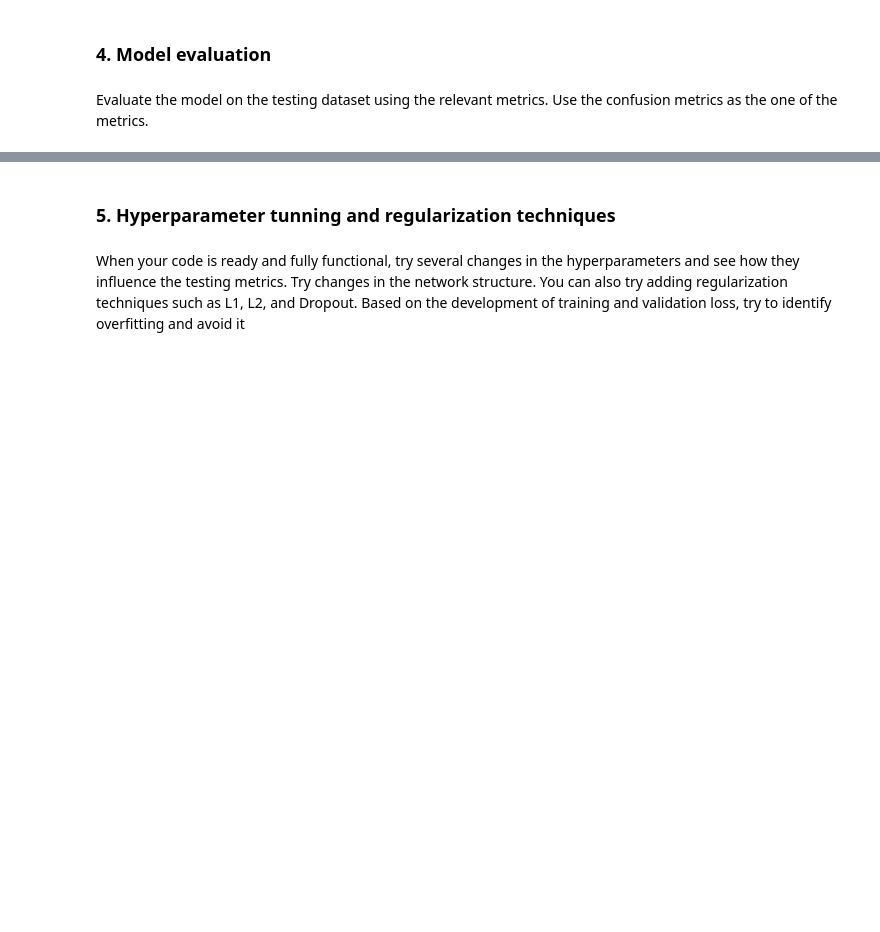
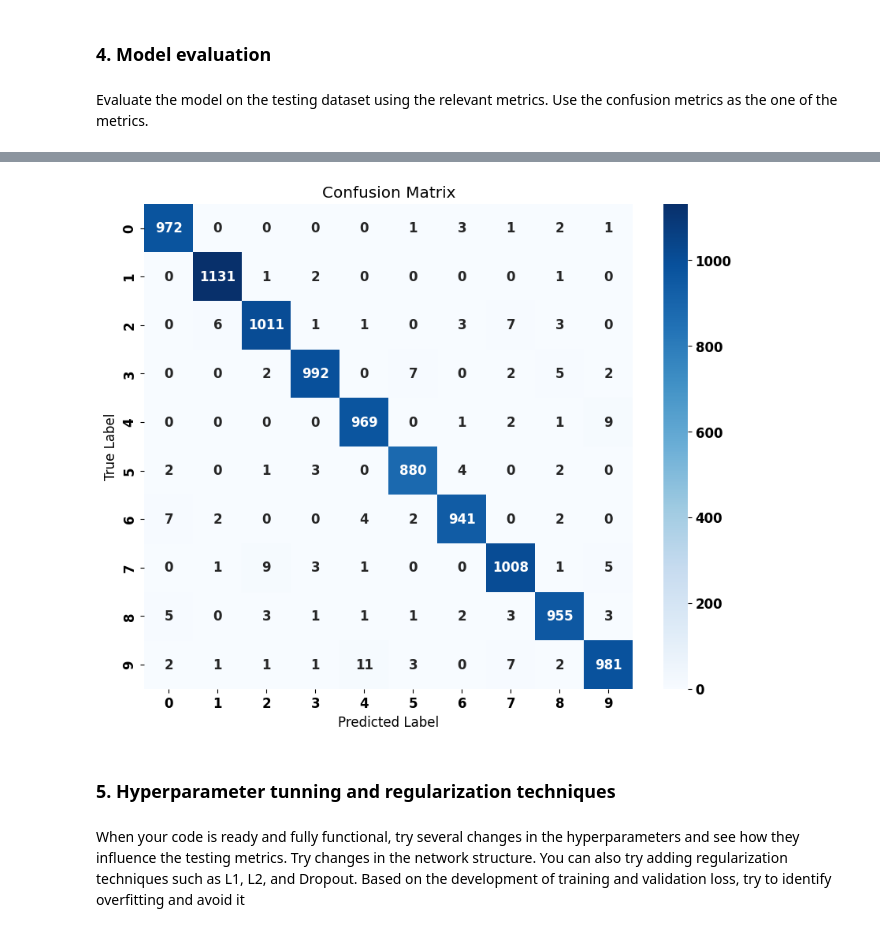
Before and after one commit to ekremsimsek1/VUT-Machine-Learning-Fundamentals-Labs_286338_Ekrem_-im-ek, a Jupyter notebook: Lab_07/Ex_07.ipynb, the cells around one changed output, grey strips where cells are left out. Saved outputs shown, nothing was run; the diff lists cells and outputs as text; code cells hidden in the pictures; blank space fills up the shorter version.

```diff
--- a/Lab_07/Ex_07.ipynb
+++ b/Lab_07/Ex_07.ipynb
@@ -157,6 +265,29 @@ Evaluate the model on the testing dataset using the relevant metrics. Use the co
 ###################################
 # Write your own code here #
 
+from sklearn.metrics import confusion_matrix
+import seaborn as sns
+import numpy as np
 
 
+test_loss, test_acc = model.evaluate(X_test, y_test_encoded, verbose=2)
+print(f'\nTest Accuracy: {test_acc*100:.2f}%')
+
+
+y_pred = model.predict(X_test)
+y_pred_classes = np.argmax(y_pred, axis=1)
+y_true = np.argmax(y_test_encoded, axis=1)
+
+
+cm = confusion_matrix(y_true, y_pred_classes)
+
+
+plt.figure(figsize=(10, 8))
+sns.heatmap(cm, annot=True, fmt='d', cmap='Blues')
+plt.xlabel('Predicted Label')
+plt.ylabel('True Label')
+plt.title('Confusion Matrix')
+plt.show()
+
 ###################################
+# %% [output]
@@ -163,3 +298,4 @@ Evaluate the model on the testing dataset using the relevant metrics. Use the co
+[figure, added]
 # %% [markdown]
 ### 5. Hyperparameter tunning and regularization techniques
 # %% [markdown]
```
Also changed, not shown: parts of 7 cells of this notebook.
